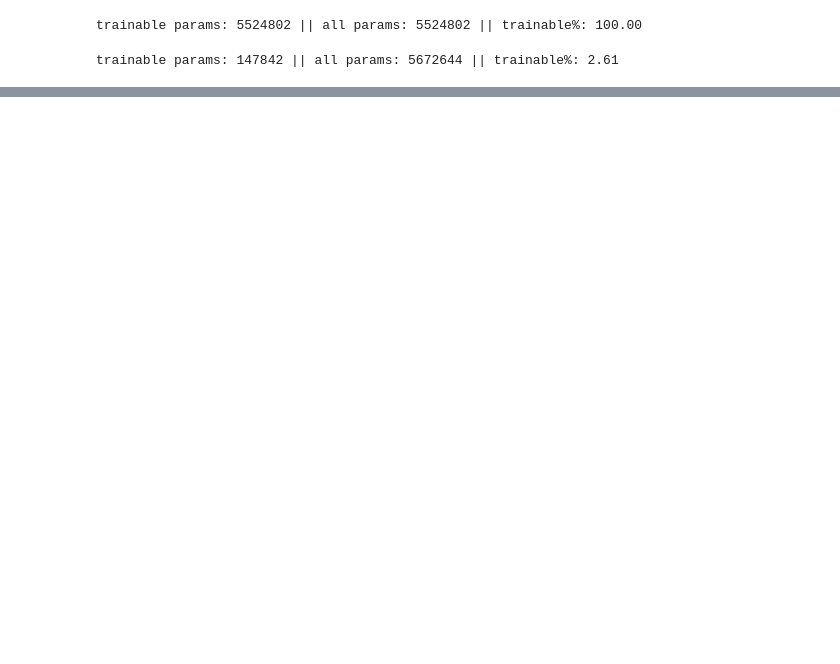
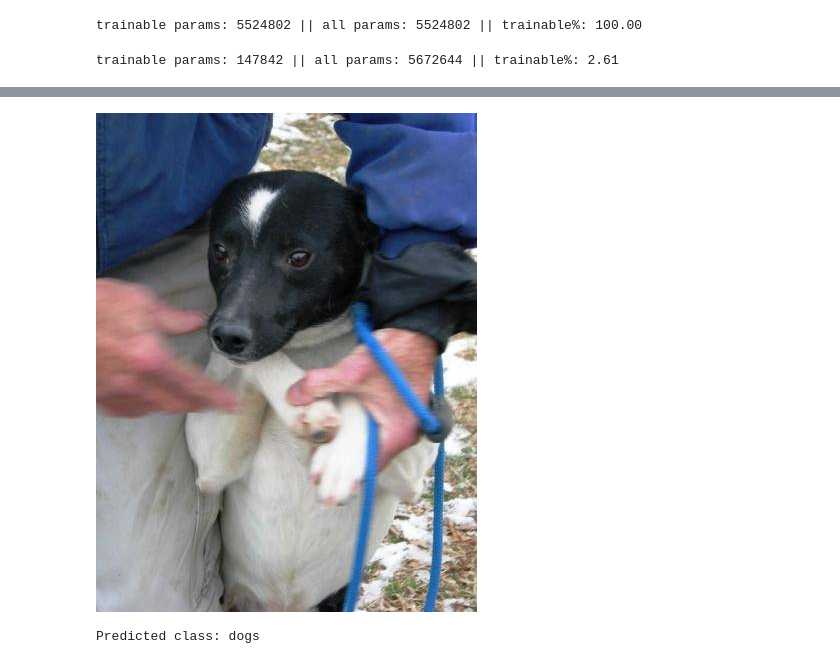
Before and after one commit to RogerSinghChugh/kaggle_playground_series_1_cats_v_dogs, a Jupyter notebook: train_model.ipynb, the cells around one changed output, grey strips where cells are left out. Drawn from its saved outputs; the diff is of its cells as text; code cells hidden in the pictures; blank space fills up the shorter version.

```diff
--- a/train_model.ipynb
+++ b/train_model.ipynb
@@ -210,0 +249,6 @@ Error:
+# %%
+from PIL import Image
+image = Image.open(r"resources\test\test1\1.jpg")
+image
+# %% [output]
+[figure, added]
@@ -210,0 +257,9 @@ Error:
+# %%
+with torch.no_grad():
+    outputs = inference_model(**encoding)
+    logits = outputs.logits
+
+predicted_class_idx = logits.argmax(-1).item()
+print("Predicted class:", inference_model.config.id2label[predicted_class_idx])
+# %% [output]
+Predicted class: dogs
```
Also changed, not shown: parts of 7 cells of this notebook, 3 other files.
